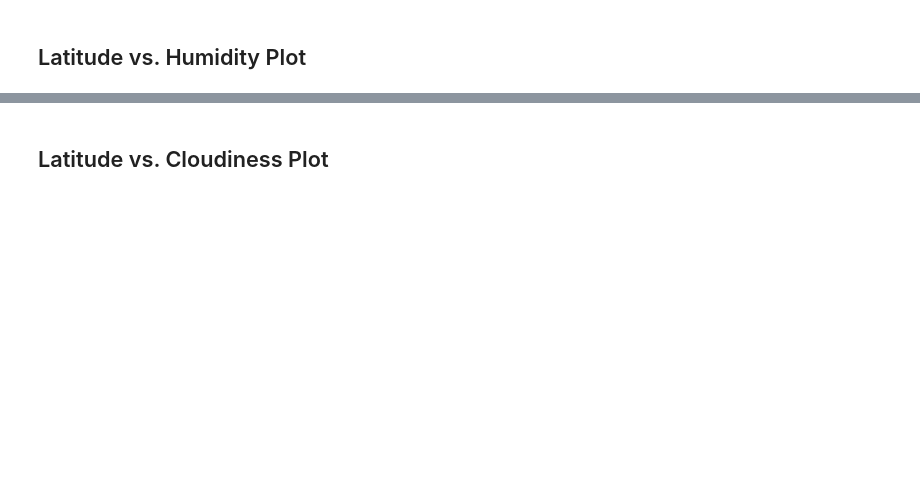
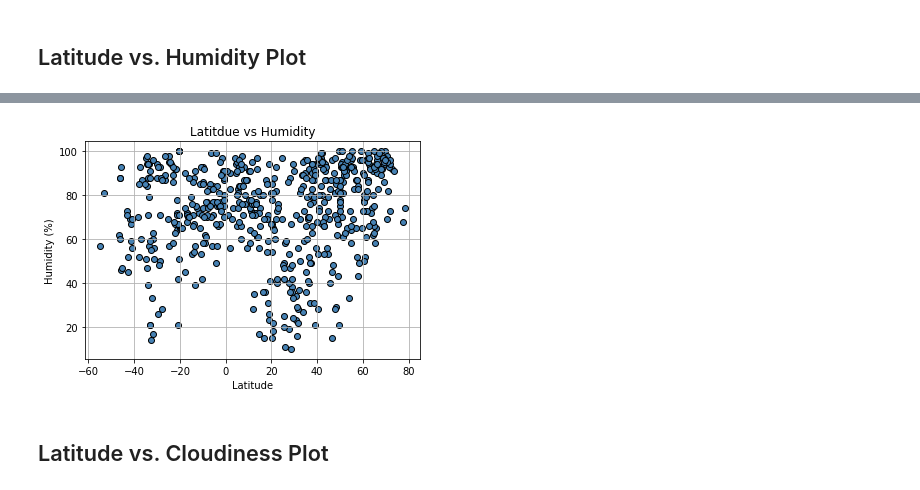
Before and after one commit to ankita-03/python-api-project, a Jupyter notebook: starter_code/WeatherPy.ipynb, the cells around one changed output, grey strips where cells are left out. Saved outputs shown, nothing was run; the diff lists cells and outputs as text; code cells hidden in the pictures; blank space fills up the shorter version.

```diff
--- a/starter_code/WeatherPy.ipynb
+++ b/starter_code/WeatherPy.ipynb
@@ -160,2 +171,15 @@ Int64Index([], dtype='int64')
+# %%
+#x axis
+latitude = df ['Lat']
+plt.xlabel("Latitude")
+#y axis
+humidity = df ['Hum']
+plt.ylabel("Humidity (%)")
+plt.title("Latitdue vs Humidity")
+plt.scatter(latitude, humidity, facecolor = 'steelblue', edgecolor = 'black')
+plt.grid()
+plt.savefig("fig2")
+# %% [output]
+[figure, added]
 # %% [markdown]
 ## Latitude vs. Cloudiness Plot
```
Also changed, not shown: parts of 38 cells of this notebook, 14 other files.
